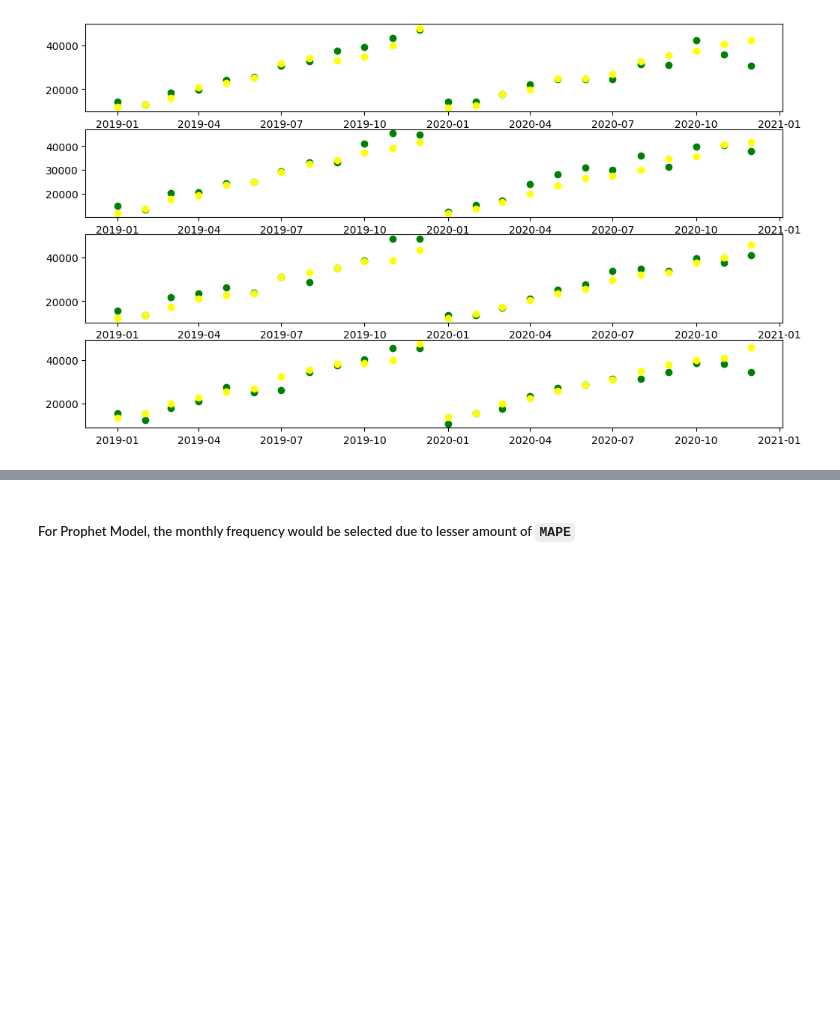
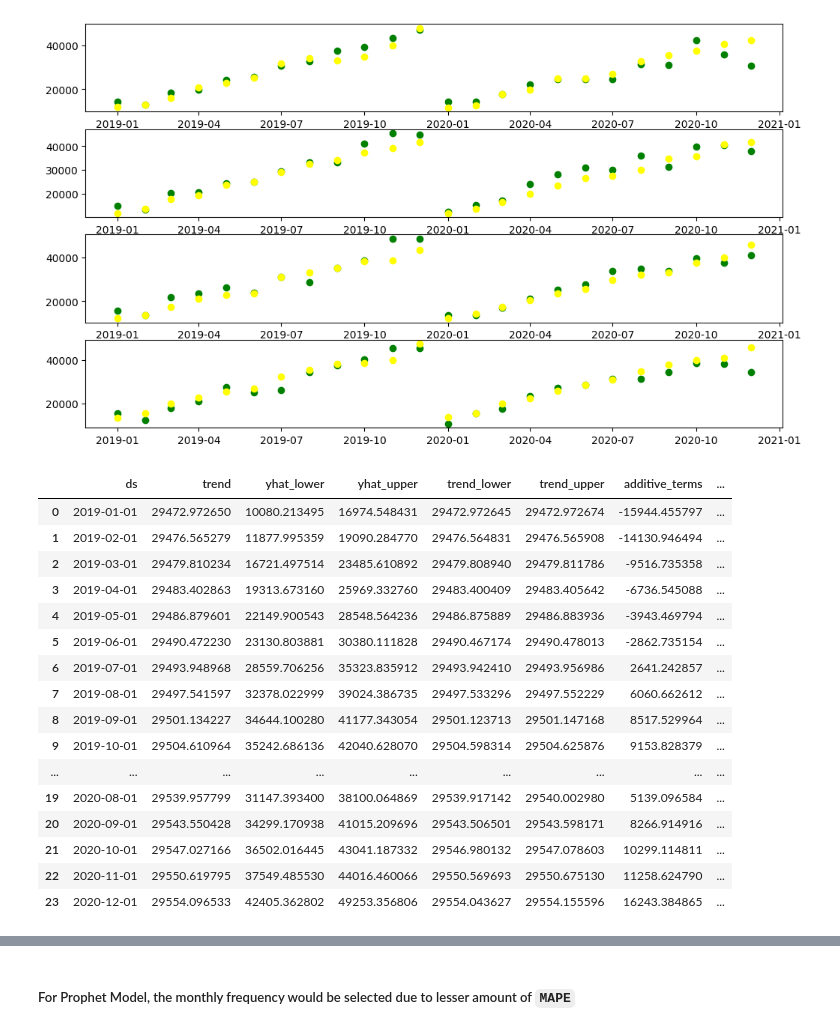
Before and after one commit to ayodejitoriola/ElectroTech_Forecasting, a Jupyter notebook: model/model.ipynb, the cells around one changed output, grey strips where cells are left out. Drawn from its saved outputs; the diff is of its cells as text; code cells hidden in the pictures; blank space fills up the shorter version.

```diff
--- a/model/model.ipynb
+++ b/model/model.ipynb
@@ -263,6 +263,26 @@ for i in range(4):
 plt.show()
 # %% [output]
 [figure]
+# %%
+prophet_monthly_forecast[category]
+# %% [output]
+|  | ds | trend | yhat_lower | yhat_upper | trend_lower | trend_upper | additive_terms | ... |
+| 0 | 2019-01-01 | 29472.972650 | 10080.213495 | 16974.548431 | 29472.972645 | 29472.972674 | -15944.455797 | ... |
+| 1 | 2019-02-01 | 29476.565279 | 11877.995359 | 19090.284770 | 29476.564831 | 29476.565908 | -14130.946494 | ... |
+| 2 | 2019-03-01 | 29479.810234 | 16721.497514 | 23485.610892 | 29479.808940 | 29479.811786 | -9516.735358 | ... |
+| 3 | 2019-04-01 | 29483.402863 | 19313.673160 | 25969.332760 | 29483.400409 | 29483.405642 | -6736.545088 | ... |
+| 4 | 2019-05-01 | 29486.879601 | 22149.900543 | 28548.564236 | 29486.875889 | 29486.883936 | -3943.469794 | ... |
+| 5 | 2019-06-01 | 29490.472230 | 23130.803881 | 30380.111828 | 29490.467174 | 29490.478013 | -2862.735154 | ... |
+| 6 | 2019-07-01 | 29493.948968 | 28559.706256 | 35323.835912 | 29493.942410 | 29493.956986 | 2641.242857 | ... |
+| 7 | 2019-08-01 | 29497.541597 | 32378.022999 | 39024.386735 | 29497.533296 | 29497.552229 | 6060.662612 | ... |
+| 8 | 2019-09-01 | 29501.134227 | 34644.100280 | 41177.343054 | 29501.123713 | 29501.147168 | 8517.529964 | ... |
+| 9 | 2019-10-01 | 29504.610964 | 35242.686136 | 42040.628070 | 29504.598314 | 29504.625876 | 9153.828379 | ... |
+| ... | ... | ... | ... | ... | ... | ... | ... | ... |
+| 19 | 2020-08-01 | 29539.957799 | 31147.393400 | 38100.064869 | 29539.917142 | 29540.002980 | 5139.096584 | ... |
+| 20 | 2020-09-01 | 29543.550428 | 34299.170938 | 41015.209696 | 29543.506501 | 29543.598171 | 8266.914916 | ... |
+| 21 | 2020-10-01 | 29547.027166 | 36502.016445 | 43041.187332 | 29546.980132 | 29547.078603 | 10299.114811 | ... |
+| 22 | 2020-11-01 | 29550.619795 | 37549.485530 | 44016.460066 | 29550.569693 | 29550.675130 | 11258.624790 | ... |
+| 23 | 2020-12-01 | 29554.096533 | 42405.362802 | 49253.356806 | 29554.043627 | 29554.155596 | 16243.384865 | ... |
 # %%
 mae, mape,rmse= 0,0,0
 for category in sales_month_category['Category'].unique():
```
Also changed, not shown: parts of 8 cells of this notebook, 25 other files.
